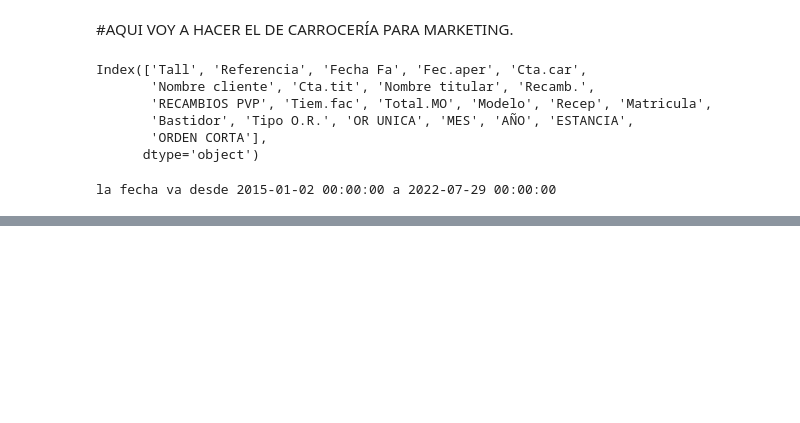
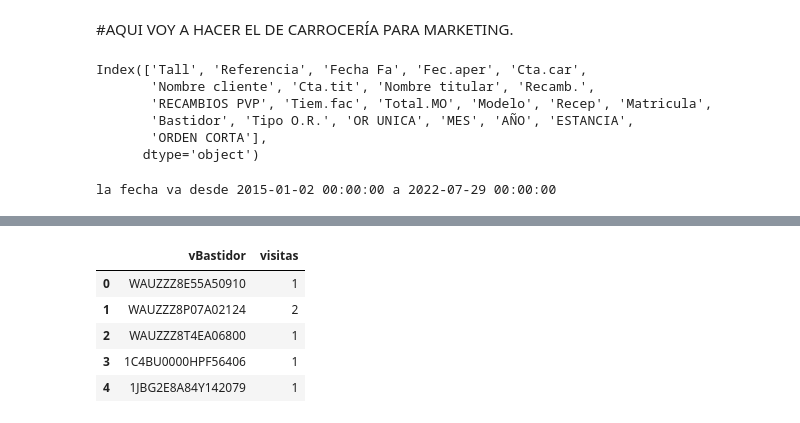
Before and after one commit to pacomm5/PLANTILLAS2, a Jupyter notebook: COHORT3_MIO4.ipynb, the cells around one changed output, grey strips where cells are left out. Cells and saved outputs as stored; diff of their text form; code cells hidden in the pictures; blank space fills up the shorter version.

```diff
--- a/COHORT3_MIO4.ipynb
+++ b/COHORT3_MIO4.ipynb
@@ -1754,4 +1754,4 @@ df = df[df["Tipo_Or"].str.startswith("5")!=True]
 # voy a quitar las internas.
 df = df[df["Tipo_Or"].str.startswith("6")!=True]
 # %%
-df = df[df["Tipo_Or"].str.startswith("7")==True]
+df_carroceria = df[df["Tipo_Or"].str.startswith("7")==True]
@@ -1766,0 +1778,2 @@ df.head()
+# %%
+df_carroceria = df[~df.Fecha_Fact.isnull()]
@@ -1766,0 +1800,12 @@ df.head()
+# %%
+# veces que ha venido a chapa.
+visitas = pd.DataFrame(df_carroceria.groupby("Bastidor")["Orden_Corta2"].nunique().reset_index())
+visitas.columns = ["vBastidor", "visitas"]
+visitas.head()
+# %% [output]
+|  | vBastidor | visitas |
+| 0 | WAUZZZ8E55A50910 | 1 |
+| 1 | WAUZZZ8P07A02124 | 2 |
+| 2 | WAUZZZ8T4EA06800 | 1 |
+| 3 | 1C4BU0000HPF56406 | 1 |
+| 4 | 1JBG2E8A84Y142079 | 1 |
```
Also changed, not shown: parts of 6 cells of this notebook.
